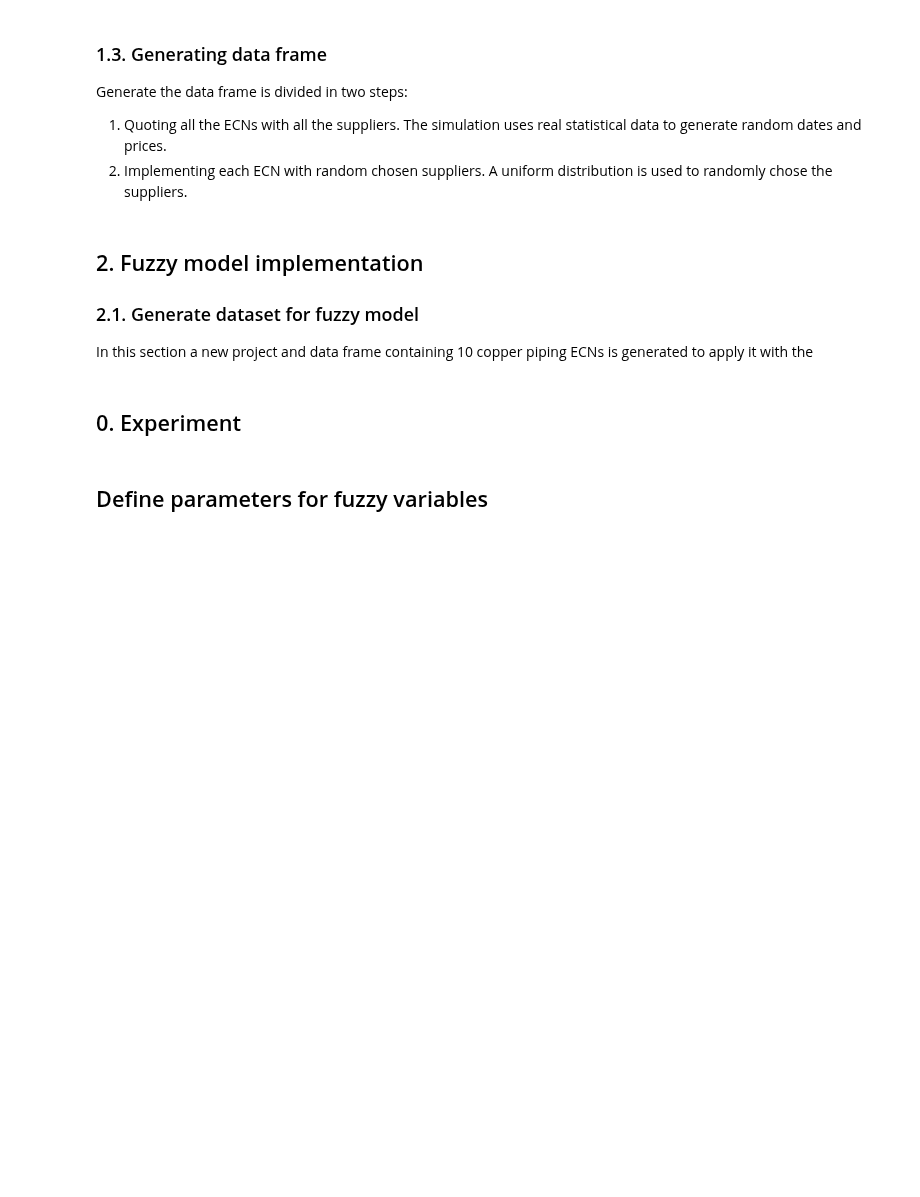
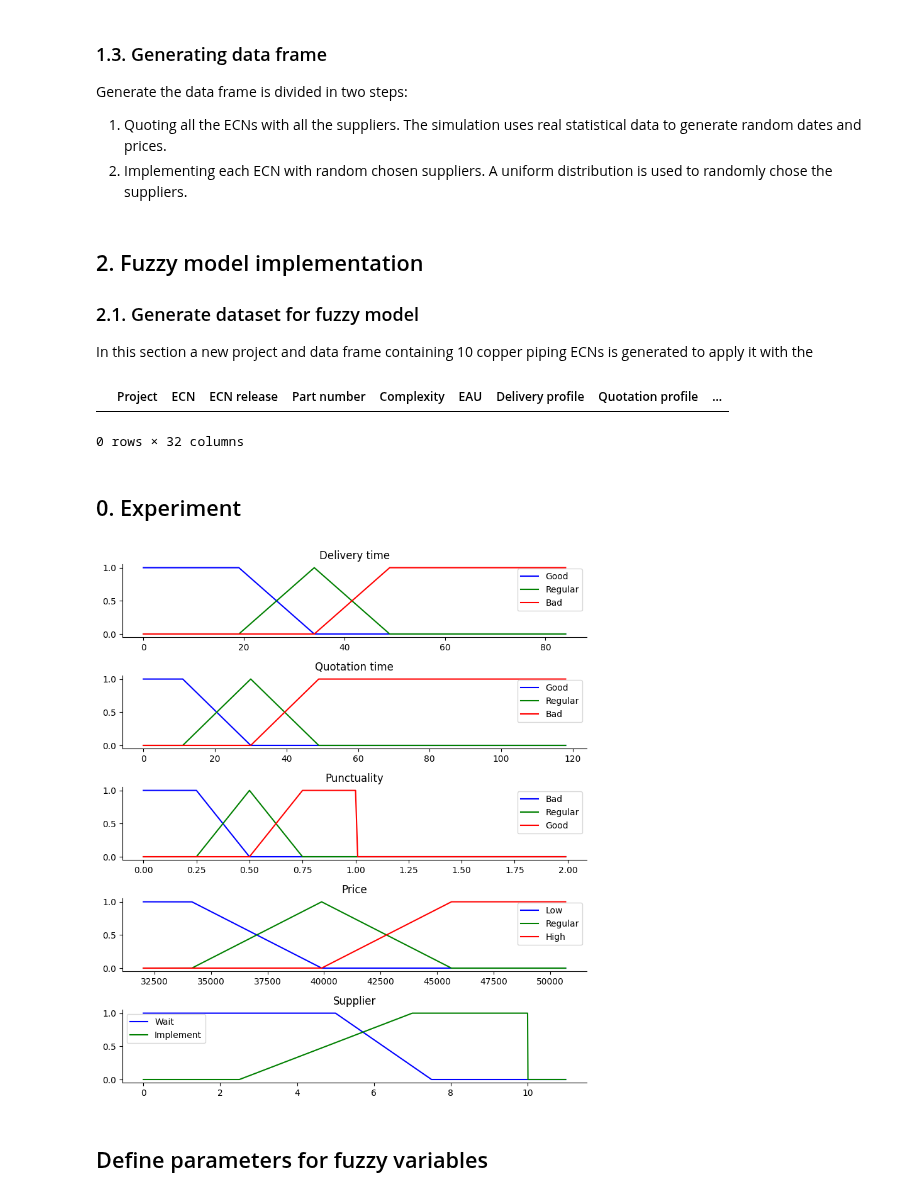
Before and after one commit to rubusarbaro/supplier-selection_fuzzy-logic_thesis, a Jupyter notebook: thesis.ipynb, the cells around one changed output. Saved outputs shown, nothing was run; the diff lists cells and outputs as text; code cells hidden in the pictures; blank space fills up the shorter version.

```diff
--- a/thesis.ipynb
+++ b/thesis.ipynb
@@ -136,13 +155,9 @@ env.gen_ecns(juneau, 10)
 for supplier in env.suppliers:
     if supplier.id not in current_Supplier_ids:
         env.deactivate_supplier(supplier)
-
-"""
-for ecn in juneau.ecns:
-    env.quote_ecn_all_suppliers(ecn)
-"""
-
-env.item_master[env.item_master["Project"] == "Juneau"]
+# %% [output]
+|  | Project | ECN | ECN release | Part number | Complexity | EAU | Delivery profile | Quotation profile | ... |
+0 rows × 32 columns
 # %%
 env.item_master[(env.item_master["Delivery date"] <= clock) & (env.item_master["Awarded"] == True)][["Supplier name", "OTD"]].groupby("Supplier name").sum()
 # %% [markdown]
@@ -197,9 +212,8 @@ price_low = fuzzy.trapmf(var_price, [0, min_price_total, round(µ_price_total -
 price_medium = fuzzy.trimf(var_price, [round(μ_price_total - σ_price_total), round(μ_price_total), round(μ_price_total + σ_price_total)])
 price_high = fuzzy.trapmf(var_price, [round(μ_price_total), round(μ_price_total + σ_price_total), ceil(max_price_total), ceil(max_price_total)])
 
-supplier_low = fuzzy.trimf(var_supplier, [0, 2.5, 5])
-supplier_medium = fuzzy.trimf(var_supplier, [2.5, 5, 7.5])
-supplier_high = fuzzy.trimf(var_supplier, [5, 7.5, 10])
+supplier_wait = fuzzy.trapmf(var_supplier, [0, 0, 5, 7.5])
+supplier_implement = fuzzy.trapmf(var_supplier, [2.5, 7, 10, 10])
 
 fig, (ax0, ax1, ax2, ax3, ax4) = plt.subplots(nrows=5, figsize=(8, 9))
 
@@ -211,33 +225,34 @@ ax0.legend()
 
 ax1.plot(var_quotation_time, quotation_time_low, "b", linewidth=1.5, label="Good")
 ax1.plot(var_quotation_time, quotation_time_medium, "g", linewidth=1.5, label="Regular")
 ax1.plot(var_quotation_time, quotation_time_high, "r", linewidth=1.5, label="Bad")
 ax1.set_title("Quotation time")
 ax1.legend()
 
 ax2.plot(var_punctuality, punctuality_low, "b", linewidth=1.5, label="Bad")
 ax2.plot(var_punctuality, punctuality_medium, "g", linewidth=1.5, label="Regular")
 ax2.plot(var_punctuality, punctuality_high, "r", linewidth=1.5, label="Good")
 ax2.set_title("Punctuality")
 ax2.legend()
 
 ax3.plot(var_price, price_low, "b", linewidth=1.5, label="Low")
 ax3.plot(var_price, price_medium, "g", linewidth=1.5, label="Regular")
 ax3.plot(var_price, price_high, "r", linewidth=1.5, label="High")
 ax3.set_title("Price")
 ax3.legend()
 
-ax4.plot(var_supplier, supplier_low, "b", linewidth=1.5, label="Bad")
-ax4.plot(var_supplier, supplier_medium, "g", linewidth=1.5, label="Regular")
-ax4.plot(var_supplier, supplier_high, "r", linewidth=1.5, label="Good")
+ax4.plot(var_supplier, supplier_wait, "b", linewidth=1.5, label="Wait")
+ax4.plot(var_supplier, supplier_implement, "g", linewidth=1.5, label="Implement")
 ax4.set_title("Supplier")
 ax4.legend()
 
 for ax in [ax0, ax1, ax2, ax3, ax4]:
     ax.spines["top"].set_visible(False)
     ax.spines["right"].set_visible(False)
     ax.get_xaxis().tick_bottom()
     ax.get_yaxis().tick_left()
 
 plt.tight_layout()
 plt.show()
+# %% [output]
+[figure, added]
```
Also changed, not shown: parts of 6 cells of this notebook.
